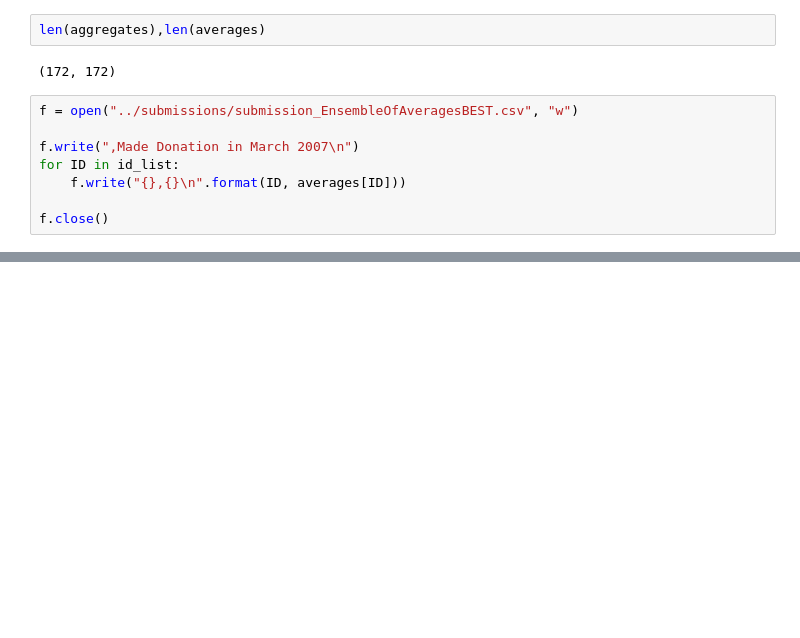
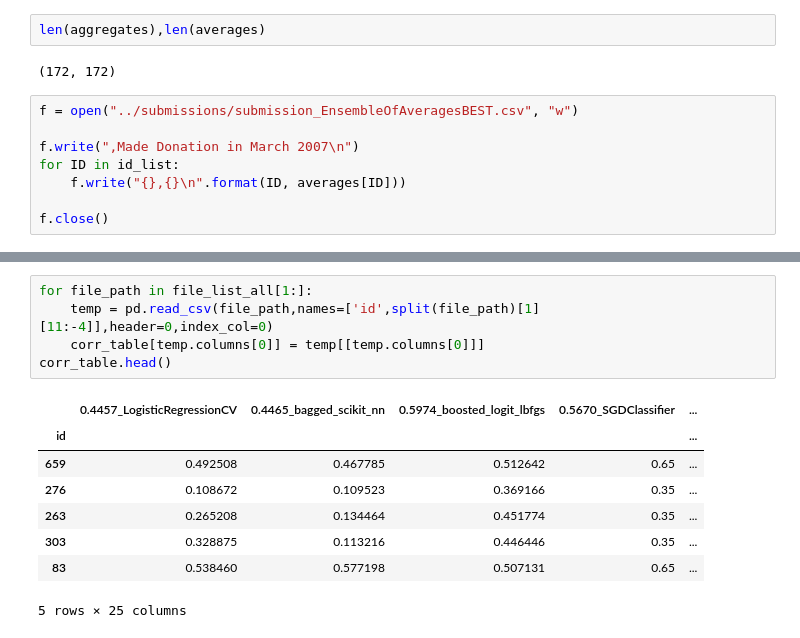
Before and after one commit to grfiv/predict-blood-donations, a Jupyter notebook: Ensemble.ipynb, the cells around one changed output, grey strips where cells are left out. Cells and saved outputs as stored; diff of their text form; blank space fills up the shorter version.

```diff
--- a/Ensemble.ipynb
+++ b/Ensemble.ipynb
@@ -294,0 +292,14 @@ total 192
+# %%
+for file_path in file_list_all[1:]:
+    temp = pd.read_csv(file_path,names=['id',split(file_path)[1][11:-4]],header=0,index_col=0)
+    corr_table[temp.columns[0]] = temp[[temp.columns[0]]]
+corr_table.head()
+# %% [output]
+|  | 0.4457_LogisticRegressionCV | 0.4465_bagged_scikit_nn | 0.5974_boosted_logit_lbfgs | 0.5670_SGDClassifier | ... |
+| id |  |  |  |  | ... |
+| 659 | 0.492508 | 0.467785 | 0.512642 | 0.65 | ... |
+| 276 | 0.108672 | 0.109523 | 0.369166 | 0.35 | ... |
+| 263 | 0.265208 | 0.134464 | 0.451774 | 0.35 | ... |
+| 303 | 0.328875 | 0.113216 | 0.446446 | 0.35 | ... |
+| 83 | 0.538460 | 0.577198 | 0.507131 | 0.65 | ... |
+5 rows × 25 columns
```
Also changed, not shown: parts of 24 cells of this notebook, 4 other files.
